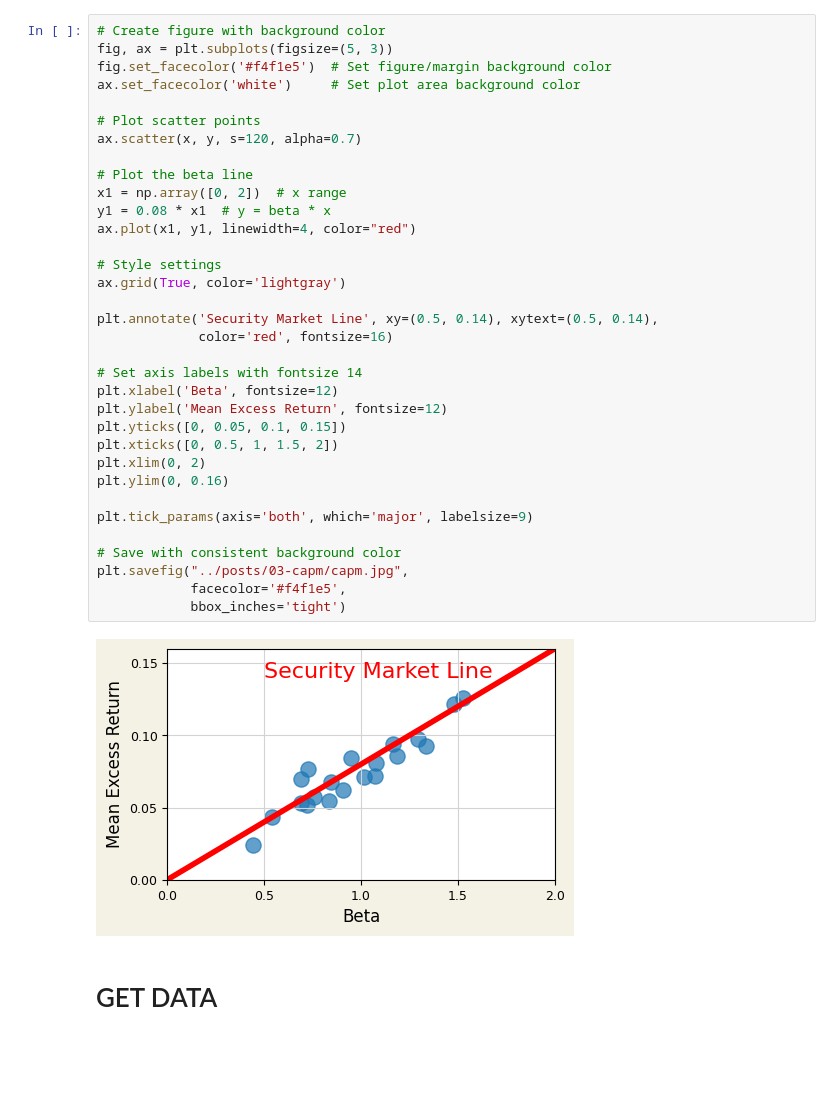
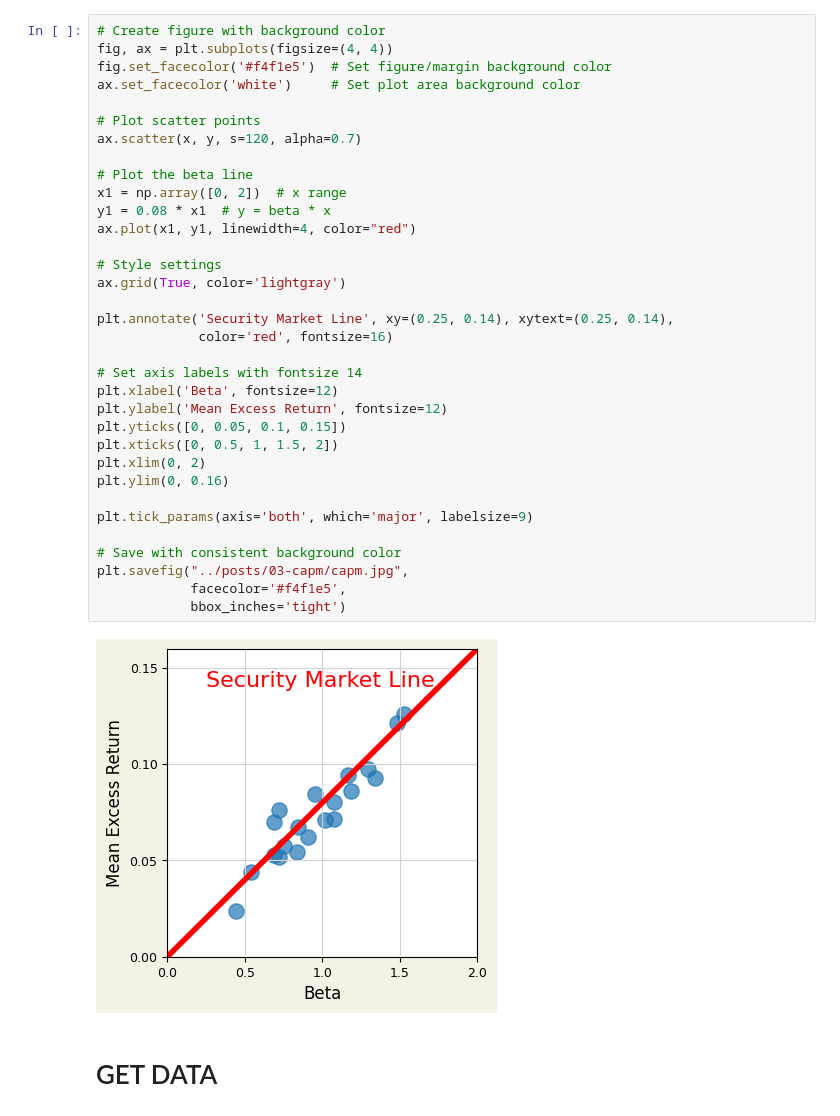
Before and after one commit to kerryback/genai4finance, a Jupyter notebook: notebooks/capm_cost_of_equity_calculator.ipynb, the cells around one changed output. Saved outputs shown, nothing was run; the diff lists cells and outputs as text; blank space fills up the shorter version.

```diff
--- a/notebooks/capm_cost_of_equity_calculator.ipynb
+++ b/notebooks/capm_cost_of_equity_calculator.ipynb
@@ -67,39 +22,39 @@ plt.savefig("../posts/03-capm/sml.png")
 # %%
 # Create figure with background color
-fig, ax = plt.subplots(figsize=(5, 3))
+fig, ax = plt.subplots(figsize=(4, 4))
 fig.set_facecolor('#f4f1e5')  # Set figure/margin background color
 ax.set_facecolor('white')     # Set plot area background color
 
 # Plot scatter points
 ax.scatter(x, y, s=120, alpha=0.7)
 
 # Plot the beta line
 x1 = np.array([0, 2])  # x range
 y1 = 0.08 * x1  # y = beta * x
 ax.plot(x1, y1, linewidth=4, color="red")
 
 # Style settings
 ax.grid(True, color='lightgray')
 
-plt.annotate('Security Market Line', xy=(0.5, 0.14), xytext=(0.5, 0.14),
+plt.annotate('Security Market Line', xy=(0.25, 0.14), xytext=(0.25, 0.14),
              color='red', fontsize=16)
 
 # Set axis labels with fontsize 14
 plt.xlabel('Beta', fontsize=12)
 plt.ylabel('Mean Excess Return', fontsize=12)
 plt.yticks([0, 0.05, 0.1, 0.15])
 plt.xticks([0, 0.5, 1, 1.5, 2])
 plt.xlim(0, 2)
 plt.ylim(0, 0.16)
 
 plt.tick_params(axis='both', which='major', labelsize=9)
 
 # Save with consistent background color
 plt.savefig("../posts/03-capm/capm.jpg",
             facecolor='#f4f1e5',
             bbox_inches='tight')
 # %% [output]
-[figure, old version]
+[figure, new version]
 # %% [markdown]
 # GET DATA
 # %%
```
Also changed, not shown: parts of 4 cells of this notebook, 3 other files.
